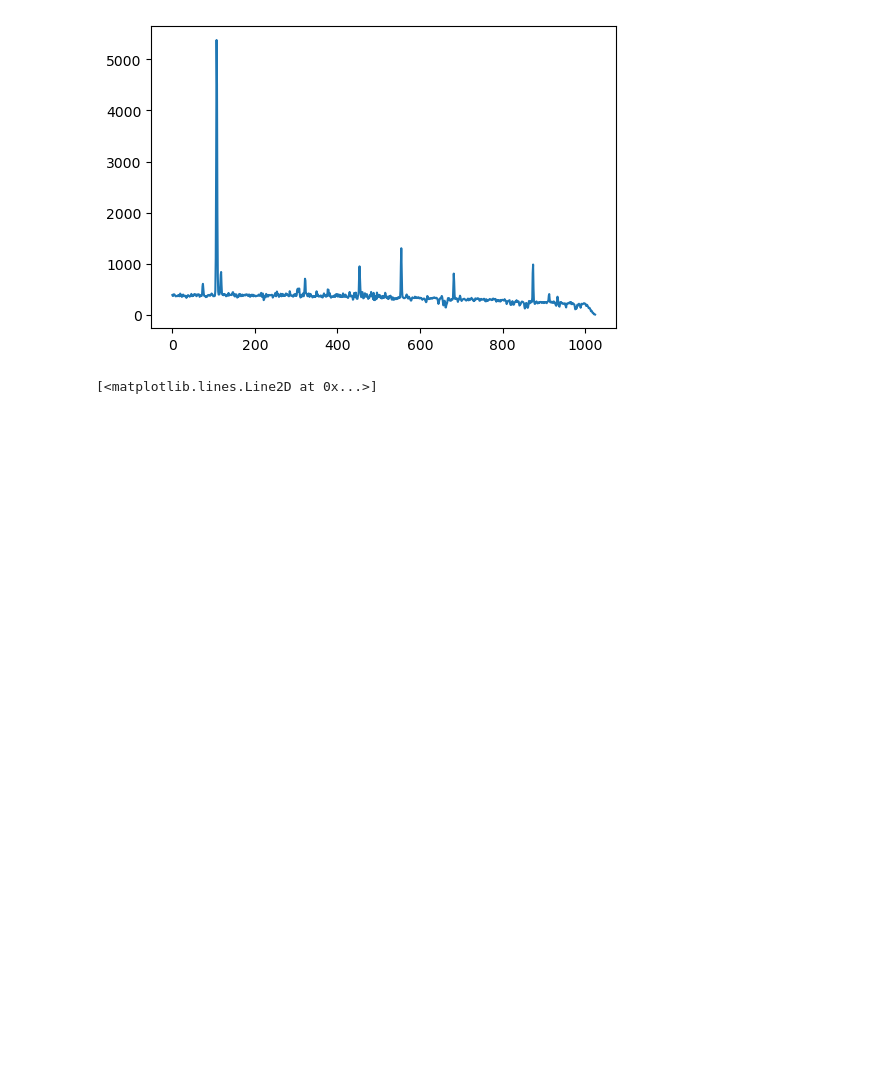
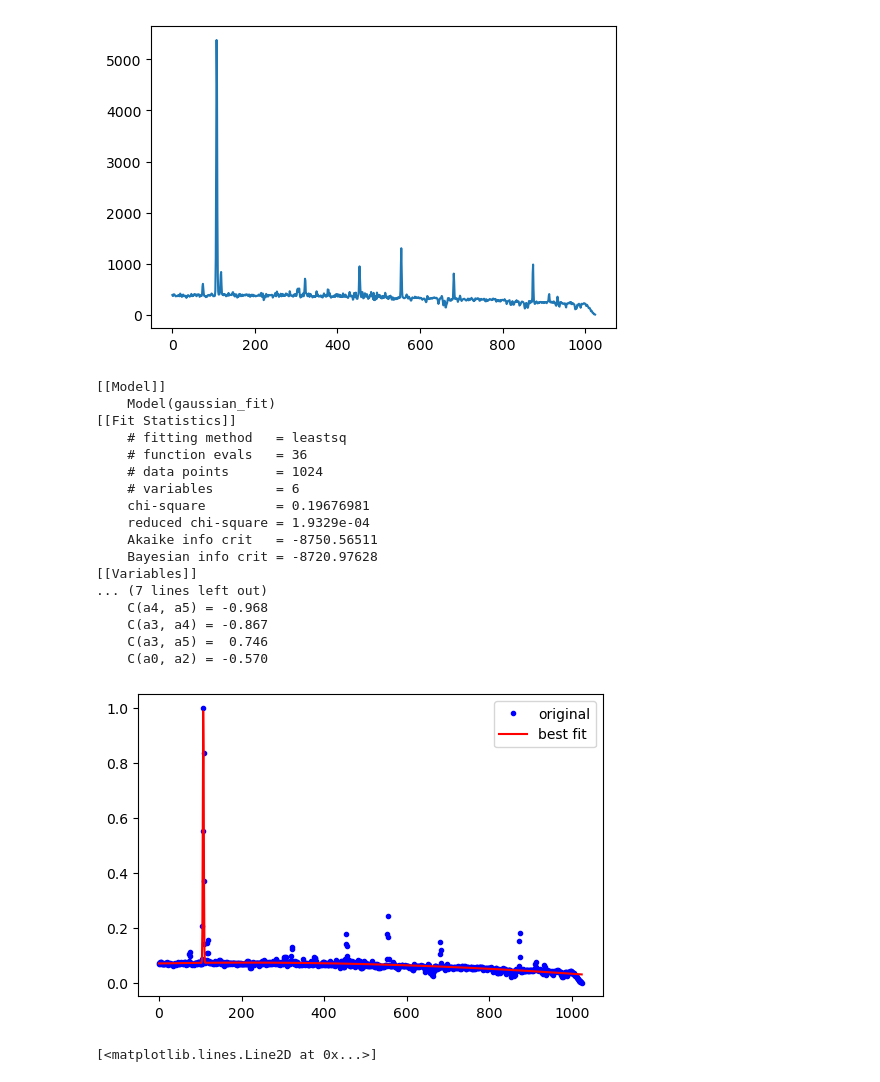
Before and after one commit to ruoyanwangdr/Dynamics-of-Jovian-Infrared-Auroral-Ionosphere-and-Thermosphere, a Jupyter notebook: h3p.ipynb, the cells around one changed output. Cells and saved outputs as stored; diff of their text form; code cells hidden in the pictures; blank space fills up the shorter version.

```diff
--- a/h3p.ipynb
+++ b/h3p.ipynb
@@ -66,6 +66,80 @@ index = np.where((pixel>90)*(pixel<140))
 # %% [output]
 [figure]
 [figure]
+# %%
+def normalize(data):
+    return (data - np.min(data)) / (np.max(data) - np.min(data))
+
+normalized = normalize(selected_slit)
+#normalized = normalization(selected_slit[index])
+#normalized = normalization(flattened_slit[multi_index])
+
+x = pixel
+#x = pixel[index]
+#x = multi_pixel[multi_index]
+y = normalized
+
+#def gaussian(x, amp, mu, fwhm):
+#    sig = fwhm / (2*np.sqrt(2*np.log(2)))
+#    return amp * np.exp(-np.power(x - mu, 2.) / (2 * np.power(sig, 2.)))
+
+# guassian function credit to pen and pants IDL's Gaussfit in Python
+def gaussian_fit(x, a0, a1, a2, a3, a4, a5):
+    """
+    x = data array
+    a0 = height of guassian
+    a1 = pixel position of Gaussian peak
+    a2 = width of Gaussian
+    a3 = constant term
+    a4 = linear term
+    a5 = quadratic term
+
+    note: fwhm = a2 * np.sqrt(2 * np.log(2)) * 2
+    """
+    z = (x - a1) / a2
+    y = a0 * np.exp(-z**2 / a2) + a3 + a4 * x + a5 * x**2
+    return y
+
+
+gmodel = Model(gaussian_fit)
+#gmodel = Model(gaussian_fit, prefix='g1_') + Model(gaussian_fit, prefix='g2_')
+#print('parameter names: {}'.format(gmodel.param_names))
+#print('independent variables: {}'.format(gmodel.independent_vars))
+
+params = gmodel.make_params(a0=1, a1=107, a2=2, a3=0.1, a4=0, a5=0)
+#params = gmodel.make_params(g1_a0=1.0, g1_a1=107, g1_a2=2, g1_a3=0.1, g1_a4=0, g1_a5=0,
+#                            g2_a0=0.3, g2_a1=554, g2_a2=2, g2_a3=0.1, g2_a4=0, g2_a5=0)
+result = gmodel.fit(y, params, x=x)
+
+print(result.fit_report())
+
+plt.figure(dpi=100)
+#plt.plot(pixel[index], normalized, 'g-', label='original curve')
+plt.plot(x, y,'b.', label='original')
+#plt.plot(x, result.init_fit, 'k--', label='initial fit')
+plt.plot(x, result.best_fit, 'r-', label='best fit')
+#plt.xlim(550, 580)
+plt.legend(loc='best')
+plt.show()
+# %% [output]
+[[Model]]
+    Model(gaussian_fit)
+[[Fit Statistics]]
+    # fitting method   = leastsq
+    # function evals   = 36
+    # data points      = 1024
+    # variables        = 6
+    chi-square         = 0.19676981
+    reduced chi-square = 1.9329e-04
+    Akaike info crit   = -8750.56511
+    Bayesian info crit = -8720.97628
+[[Variables]]
+... (7 lines left out)
+    C(a4, a5) = -0.968
+    C(a3, a4) = -0.867
+    C(a3, a5) =  0.746
+    C(a0, a2) = -0.570
+[figure, added]
 # %%
 # plot cropped slit
 pixel = np.linspace(0, 1024, 1024)
```
Also changed, not shown: parts of 7 cells of this notebook.
